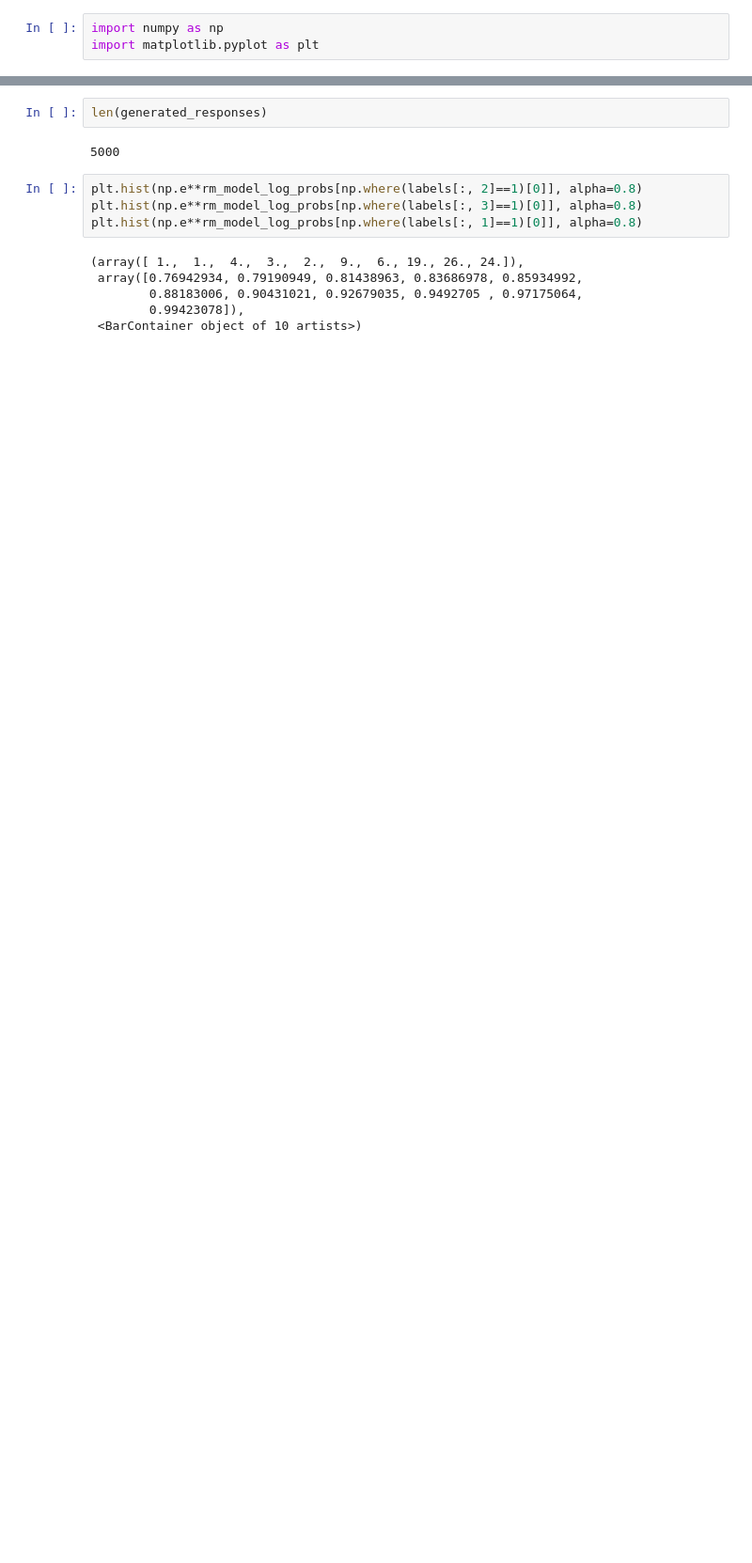
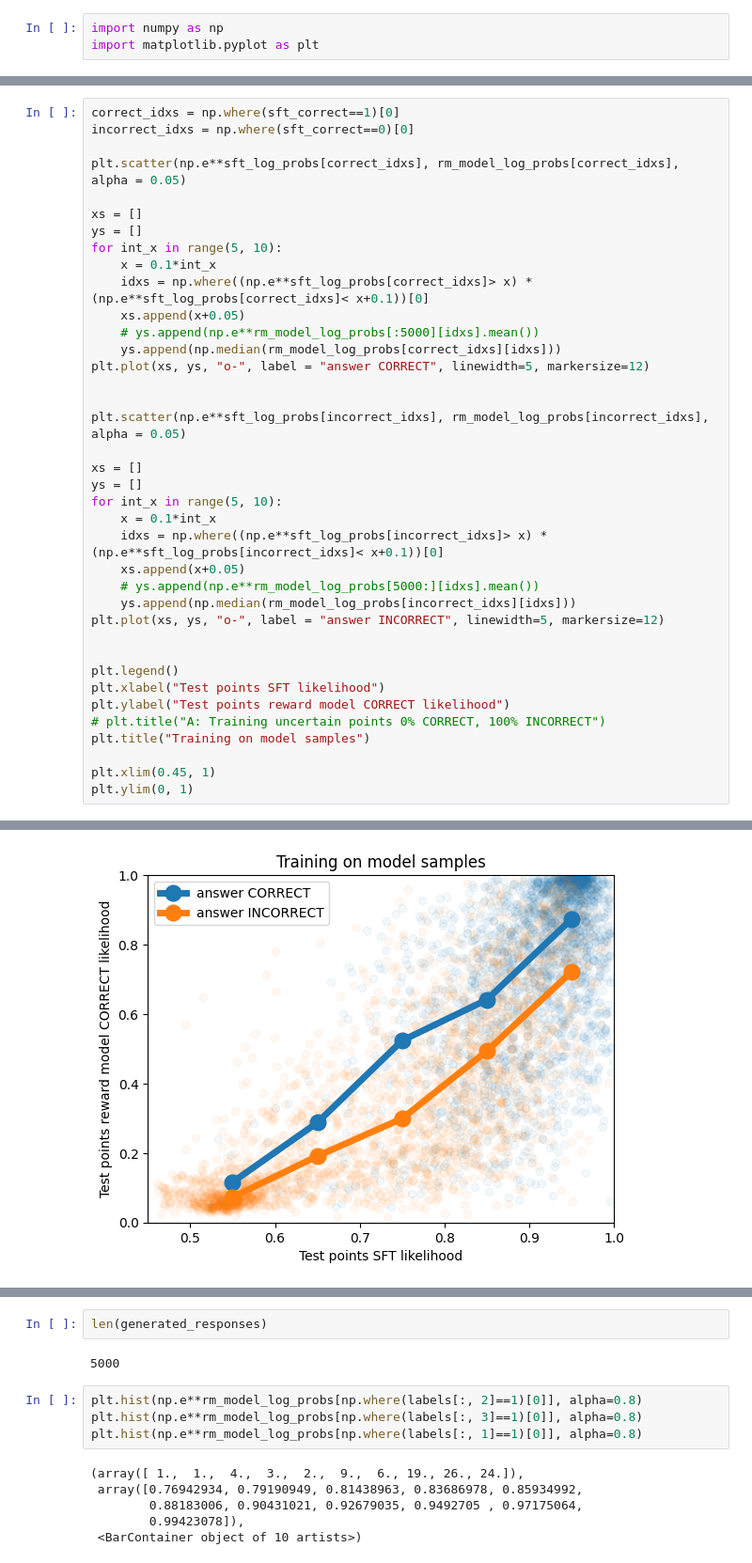
Before and after one commit to katiekang1998/llm_hallucinations, a Jupyter notebook: examples/analyze_rm.ipynb, the cells around one changed output, grey strips where cells are left out. Shown at 94% size. Drawn from its saved outputs; the diff is of its cells as text; blank space fills up the shorter version.

```diff
--- a/examples/analyze_rm.ipynb
+++ b/examples/analyze_rm.ipynb
@@ -3,0 +106,39 @@ import matplotlib.pyplot as plt
+# %%
+correct_idxs = np.where(sft_correct==1)[0]
+incorrect_idxs = np.where(sft_correct==0)[0]
+
+plt.scatter(np.e**sft_log_probs[correct_idxs], rm_model_log_probs[correct_idxs], alpha = 0.05)
+
+xs = []
+ys = []
+for int_x in range(5, 10):
+    x = 0.1*int_x
+    idxs = np.where((np.e**sft_log_probs[correct_idxs]> x) * (np.e**sft_log_probs[correct_idxs]< x+0.1))[0]
+    xs.append(x+0.05)
+    # ys.append(np.e**rm_model_log_probs[:5000][idxs].mean())
+    ys.append(np.median(rm_model_log_probs[correct_idxs][idxs]))
+plt.plot(xs, ys, "o-", label = "answer CORRECT", linewidth=5, markersize=12)
+
+
+plt.scatter(np.e**sft_log_probs[incorrect_idxs], rm_model_log_probs[incorrect_idxs], alpha = 0.05)
+
+xs = []
+ys = []
+for int_x in range(5, 10):
+    x = 0.1*int_x
+    idxs = np.where((np.e**sft_log_probs[incorrect_idxs]> x) * (np.e**sft_log_probs[incorrect_idxs]< x+0.1))[0]
+    xs.append(x+0.05)
+    # ys.append(np.e**rm_model_log_probs[5000:][idxs].mean())
+    ys.append(np.median(rm_model_log_probs[incorrect_idxs][idxs]))
+plt.plot(xs, ys, "o-", label = "answer INCORRECT", linewidth=5, markersize=12)
+
+
+plt.legend()
+plt.xlabel("Test points SFT likelihood")
+plt.ylabel("Test points reward model CORRECT likelihood")
+# plt.title("A: Training uncertain points 0% CORRECT, 100% INCORRECT")
+plt.title("Training on model samples")
+
+plt.xlim(0.45, 1)
+plt.ylim(0, 1)
+# %% [output]
@@ -3,0 +146 @@ import matplotlib.pyplot as plt
+[figure, added]
```
Also changed, not shown: parts of 20 cells of this notebook, 15 other files.
